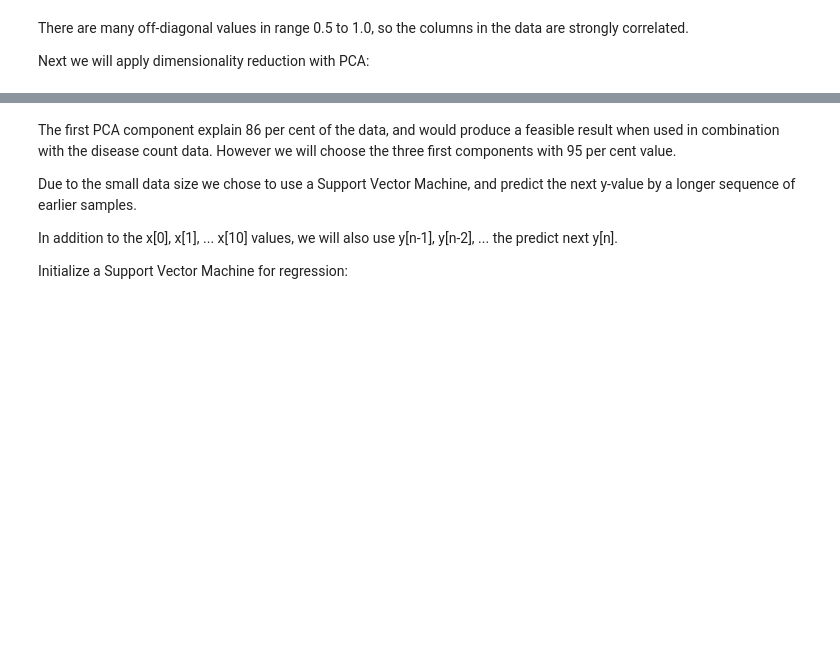
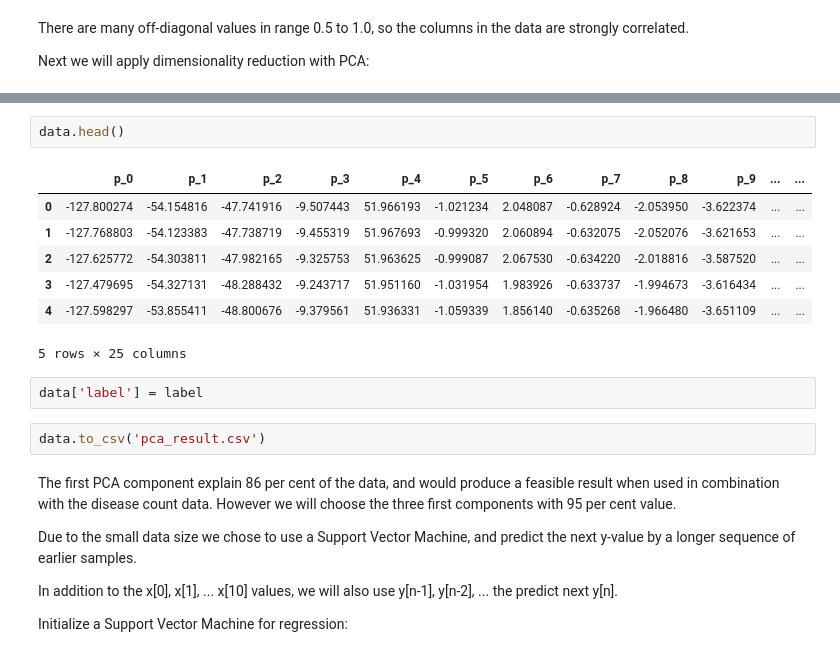
Before and after one commit to millatip/XCM_mtsad, a Jupyter notebook: datasets/SWAT/MultivariateSeasonalTimeseriesPredictionPCA.ipynb, the cells around one changed output, grey strips where cells are left out. Cells and saved outputs as stored; diff of their text form; blank space fills up the shorter version.

```diff
--- a/datasets/SWAT/MultivariateSeasonalTimeseriesPredictionPCA.ipynb
+++ b/datasets/SWAT/MultivariateSeasonalTimeseriesPredictionPCA.ipynb
@@ -142,3 +103,17 @@ np.set_printoptions(precision=2)
+# %%
+data.head()
+# %% [output]
+|  | p_0 | p_1 | p_2 | p_3 | p_4 | p_5 | p_6 | p_7 | p_8 | p_9 | ... | ... |
+| 0 | -127.800274 | -54.154816 | -47.741916 | -9.507443 | 51.966193 | -1.021234 | 2.048087 | -0.628924 | -2.053950 | -3.622374 | ... | ... |
+| 1 | -127.768803 | -54.123383 | -47.738719 | -9.455319 | 51.967693 | -0.999320 | 2.060894 | -0.632075 | -2.052076 | -3.621653 | ... | ... |
+| 2 | -127.625772 | -54.303811 | -47.982165 | -9.325753 | 51.963625 | -0.999087 | 2.067530 | -0.634220 | -2.018816 | -3.587520 | ... | ... |
+| 3 | -127.479695 | -54.327131 | -48.288432 | -9.243717 | 51.951160 | -1.031954 | 1.983926 | -0.633737 | -1.994673 | -3.616434 | ... | ... |
+| 4 | -127.598297 | -53.855411 | -48.800676 | -9.379561 | 51.936331 | -1.059339 | 1.856140 | -0.635268 | -1.966480 | -3.651109 | ... | ... |
+5 rows × 25 columns
+# %%
+data['label'] = label
+# %%
+data.to_csv('pca_result.csv')
 # %% [markdown]
 The first PCA component explain 86 per cent of the data, and would produce a feasible result when used in combination with the disease count data. However we will choose the three first components with 95 per cent value.
 
```
Also changed, not shown: parts of 12 cells of this notebook, 15 other files.
